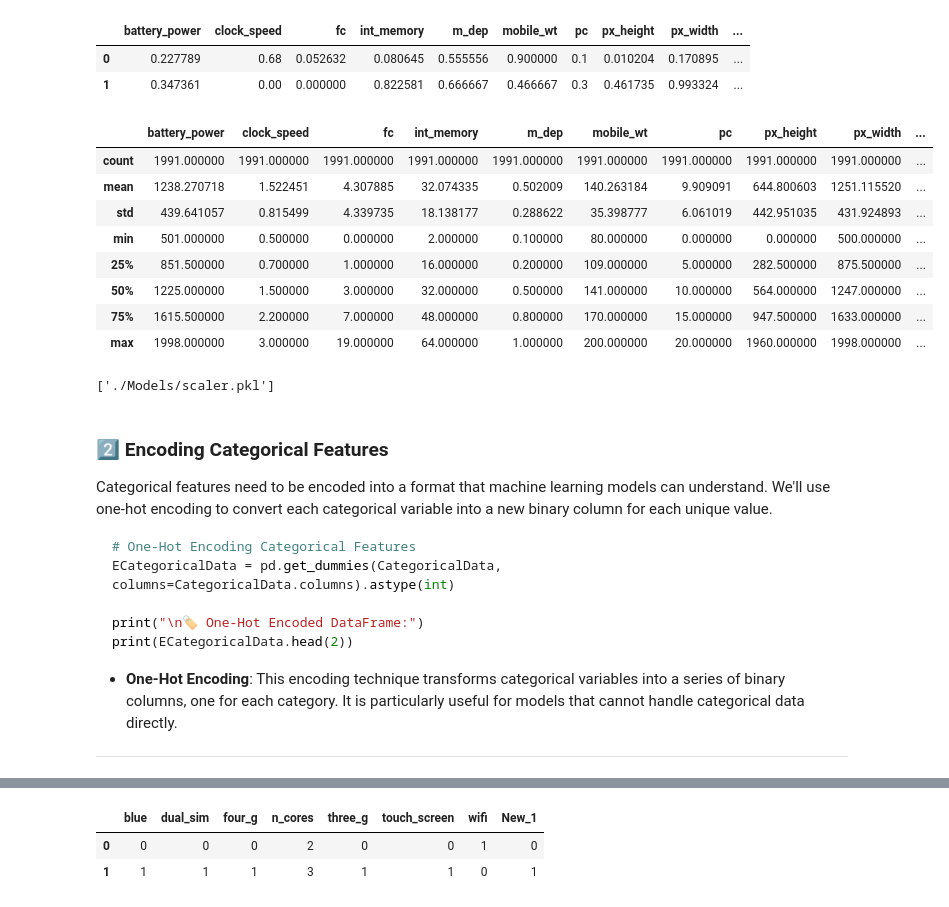
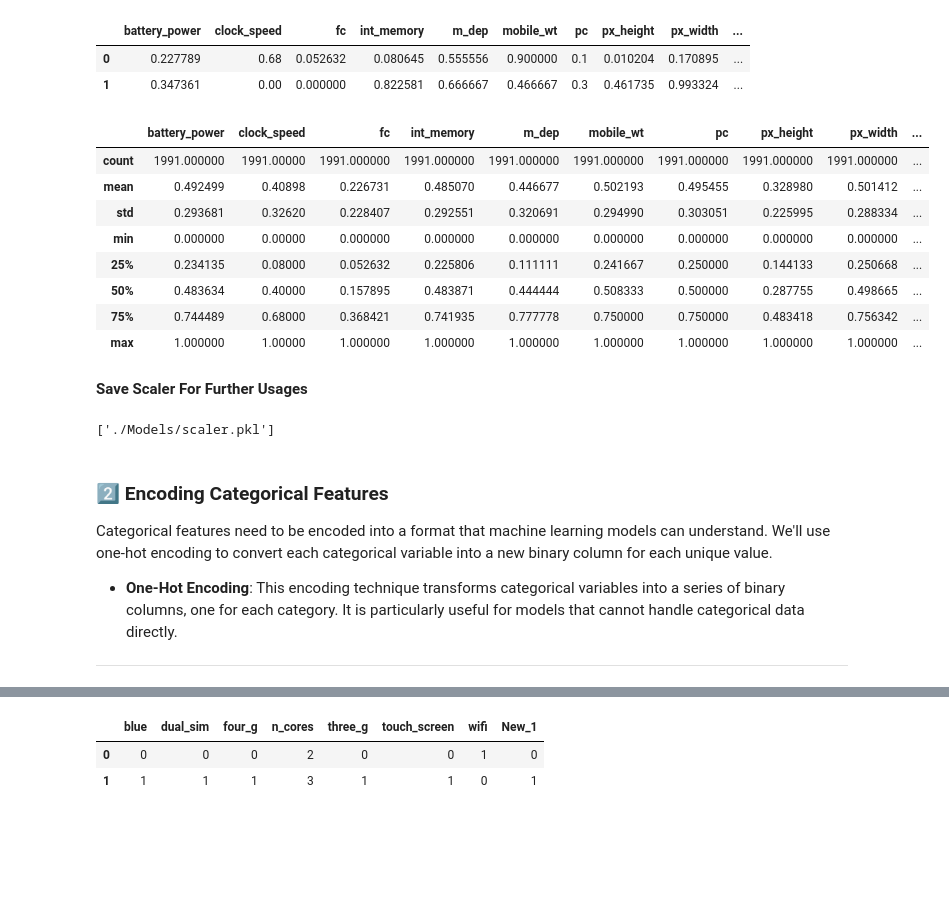
Before and after one commit to MO7AMED3TWAN/Protofolio, a Jupyter notebook: Data Analysis Projects/3- Mobile-Phone Price Prediction With 96% Accuracy LR (Adanced)/MainNotebook.ipynb, the cells around one changed output, grey strips where cells are left out. Cells and saved outputs as stored; diff of their text form; code cells hidden in the pictures; blank space fills up the shorter version.

````diff
--- a/Data Analysis Projects/3- Mobile-Phone Price Prediction With 96% Accuracy LR (Adanced)/MainNotebook.ipynb
+++ b/Data Analysis Projects/3- Mobile-Phone Price Prediction With 96% Accuracy LR (Adanced)/MainNotebook.ipynb
@@ -452,7 +390,6 @@ print(NumericalData[['sc_h', 'sc_w', 'sc_area']].head())
 NumericalData['sc_area'] = NumericalData['sc_h'] * NumericalData['sc_w']
 # %%
-NumericalData['sc_area'] = NumericalData['sc_h'] * NumericalData['sc_w']
-print("📐 Screen area calculated")
-NumericalData[['sc_h', 'sc_w', 'sc_area']].head()
+print("📐 Screen area calculated\n")
+print(NumericalData[['sc_h', 'sc_w', 'sc_area']].head())
 # %% [output]
 📐 Screen area calculated
@@ -478,3 +409,4 @@ print(data[['battery_power', 'talk_time', 'Battery_Efficiency']].head())
 # %%
-# NumericalData['Battery_Efficiency'] = NumericalData['talk_time'] / NumericalData['battery_power']
+# Calculate battery efficiency (talk time per mAh)
+NumericalData['Battery_Efficiency'] = NumericalData['talk_time'] / NumericalData['battery_power']
 # %%
@@ -642,17 +572,19 @@ NumericalData2.head(2)
 | 0 | 0.227789 | 0.68 | 0.052632 | 0.080645 | 0.555556 | 0.900000 | 0.1 | 0.010204 | 0.170895 | ... |
 | 1 | 0.347361 | 0.00 | 0.000000 | 0.822581 | 0.666667 | 0.466667 | 0.3 | 0.461735 | 0.993324 | ... |
 # %%
-NumericalData.describe()
+NumericalData2.describe()
 # %% [output]
 |  | battery_power | clock_speed | fc | int_memory | m_dep | mobile_wt | pc | px_height | px_width | ... |
-| count | 1991.000000 | 1991.000000 | 1991.000000 | 1991.000000 | 1991.000000 | 1991.000000 | 1991.000000 | 1991.000000 | 1991.000000 | ... |
-| mean | 1238.270718 | 1.522451 | 4.307885 | 32.074335 | 0.502009 | 140.263184 | 9.909091 | 644.800603 | 1251.115520 | ... |
-| std | 439.641057 | 0.815499 | 4.339735 | 18.138177 | 0.288622 | 35.398777 | 6.061019 | 442.951035 | 431.924893 | ... |
-| min | 501.000000 | 0.500000 | 0.000000 | 2.000000 | 0.100000 | 80.000000 | 0.000000 | 0.000000 | 500.000000 | ... |
-| 25% | 851.500000 | 0.700000 | 1.000000 | 16.000000 | 0.200000 | 109.000000 | 5.000000 | 282.500000 | 875.500000 | ... |
-| 50% | 1225.000000 | 1.500000 | 3.000000 | 32.000000 | 0.500000 | 141.000000 | 10.000000 | 564.000000 | 1247.000000 | ... |
-| 75% | 1615.500000 | 2.200000 | 7.000000 | 48.000000 | 0.800000 | 170.000000 | 15.000000 | 947.500000 | 1633.000000 | ... |
-| max | 1998.000000 | 3.000000 | 19.000000 | 64.000000 | 1.000000 | 200.000000 | 20.000000 | 1960.000000 | 1998.000000 | ... |
+| count | 1991.000000 | 1991.00000 | 1991.000000 | 1991.000000 | 1991.000000 | 1991.000000 | 1991.000000 | 1991.000000 | 1991.000000 | ... |
+| mean | 0.492499 | 0.40898 | 0.226731 | 0.485070 | 0.446677 | 0.502193 | 0.495455 | 0.328980 | 0.501412 | ... |
+| std | 0.293681 | 0.32620 | 0.228407 | 0.292551 | 0.320691 | 0.294990 | 0.303051 | 0.225995 | 0.288334 | ... |
+| min | 0.000000 | 0.00000 | 0.000000 | 0.000000 | 0.000000 | 0.000000 | 0.000000 | 0.000000 | 0.000000 | ... |
+| 25% | 0.234135 | 0.08000 | 0.052632 | 0.225806 | 0.111111 | 0.241667 | 0.250000 | 0.144133 | 0.250668 | ... |
+| 50% | 0.483634 | 0.40000 | 0.157895 | 0.483871 | 0.444444 | 0.508333 | 0.500000 | 0.287755 | 0.498665 | ... |
+| 75% | 0.744489 | 0.68000 | 0.368421 | 0.741935 | 0.777778 | 0.750000 | 0.750000 | 0.483418 | 0.756342 | ... |
+| max | 1.000000 | 1.00000 | 1.000000 | 1.000000 | 1.000000 | 1.000000 | 1.000000 | 1.000000 | 1.000000 | ... |
+# %% [markdown]
+**Save Scaler For Further Usages**
 # %%
 import joblib
 joblib.dump(scaler, './Models/scaler.pkl')
@@ -663,13 +595,6 @@ joblib.dump(scaler, './Models/scaler.pkl')
 
 Categorical features need to be encoded into a format that machine learning models can understand. We'll use one-hot encoding to convert each categorical variable into a new binary column for each unique value.
 
-```python
-# One-Hot Encoding Categorical Features
-ECategoricalData = pd.get_dummies(CategoricalData, columns=CategoricalData.columns).astype(int)
-
-print("\n🏷️ One-Hot Encoded DataFrame:")
-print(ECategoricalData.head(2))
-```
 
 - **One-Hot Encoding**: This encoding technique transforms categorical variables into a series of binary columns, one for each category. It is particularly useful for models that cannot handle categorical data directly.
 
````
Also changed, not shown: parts of 70 cells of this notebook, 3 other files.
